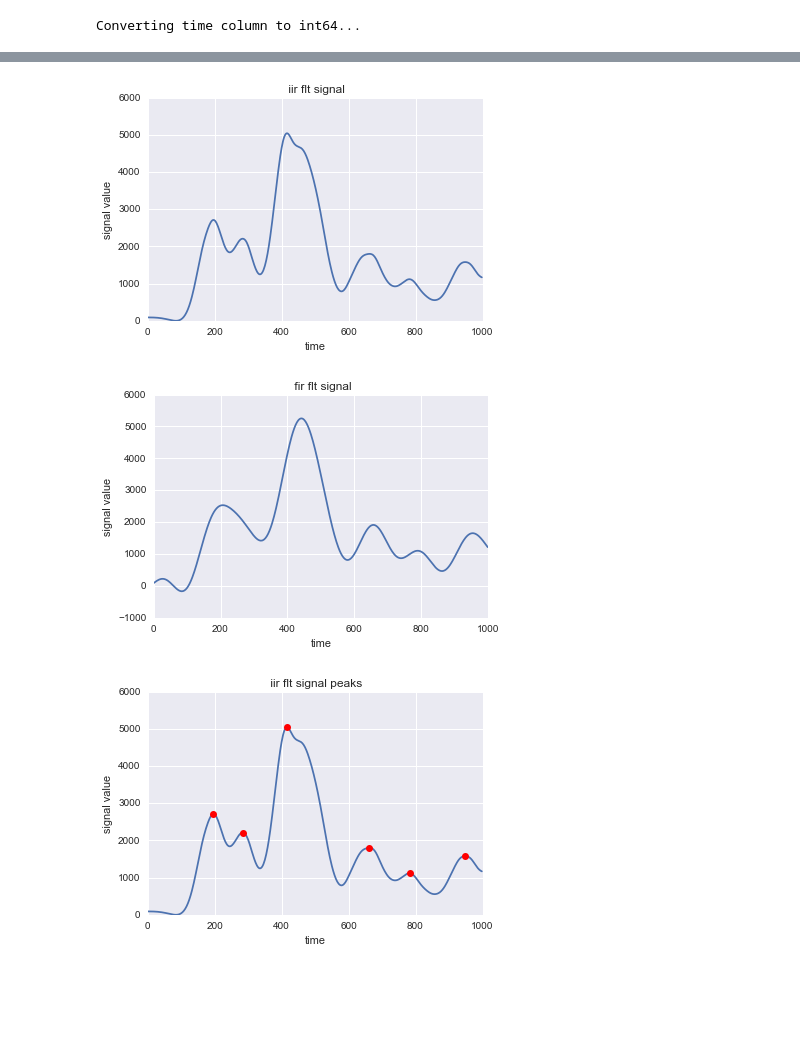
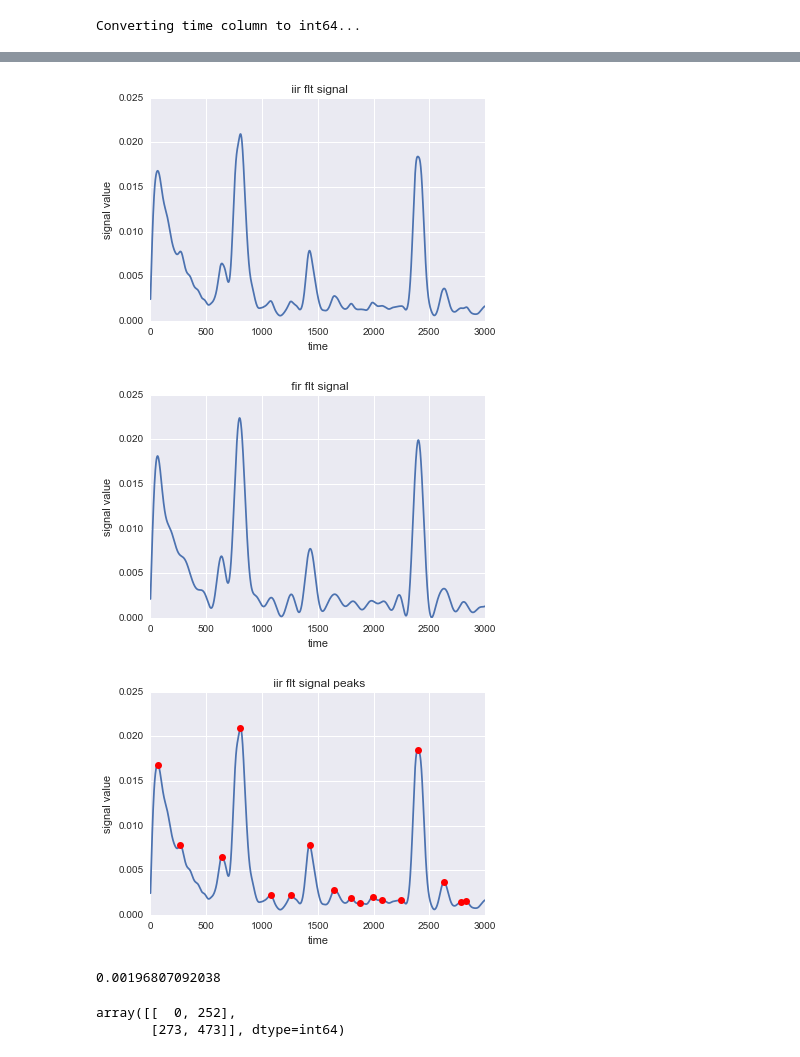
Before and after one commit to gogolgrind/brain_signal, a Jupyter notebook: notebooks/brain_signal.ipynb, the cells around one changed output, grey strips where cells are left out. Saved outputs shown, nothing was run; the diff lists cells and outputs as text; code cells hidden in the pictures; blank space fills up the shorter version.

Commit message:
add onset detection exmaple. fix some bugs fith file opening

```diff
--- a/notebooks/brain_signal.ipynb
+++ b/notebooks/brain_signal.ipynb
@@ -72 +94,5 @@ def apply_fir_filter(signal_data_,cutoff = 8,order = 500,btype =  'low'):
     return flt_signal
+# %%
+def find_peaks(signal_data_,T = 0.001, min_dist = 1):
+    emg = 'EMGZ' if 'EMGZ' in signal_data_.columns else 'EMGC'
+    return peakutils.indexes(signal_data_[emg].values,  thres=T, min_dist=min_dist)
@@ -73,7 +154,7 @@ def apply_fir_filter(signal_data_,cutoff = 8,order = 500,btype =  'low'):
 # %%
 root_dir = '../data'
 # %%
-edf_path = os.path.join(root_dir,'NeoRec_2016-08-15_15-47-26.edf')
+edf_path = os.path.join(root_dir,'EMG_Corr.edf')
 # %%
 edf_path
 # %% [output]
@@ -103,6 +184,7 @@ edf_data_frame.head()
 # %%
 edf_data_frame['time'] = edf_data_frame.index.values
-emg_signal = edf_data_frame[['time','EMGZ']]
+emg_label = 'EMGZ' if 'EMGZ' in edf_data_frame.columns else 'EMGC'
+emg_signal = edf_data_frame[['time',emg_label]]
 edf_data_frame.drop('time',axis=1,inplace=True)
 # %%
 ## Очиститка сигнала от постоянного амплитудного смещения
@@ -129,3 +210,5 @@ peak_indexes = peakutils.indexes(emg_flt_signal1['EMGZ'].head(n=500).values,
+# %%
+peak_indexes = find_peaks(emg_flt_signal1.head(n=1500))
 # %%
 peak_indexes
 # %% [output]
@@ -133,17 +217,45 @@ array([ 98, 142, 208, 331, 391, 474], dtype=int64)
 # %%
 # draw only fist N observations
-draw_plot(emg_flt_signal1.head(n=500),' iir flt signal','time','signal value')
+draw_plot(emg_flt_signal1.head(n=1500),' iir flt signal','time','signal value')
 # %% [output]
-[figure, old version]
+[figure, new version]
 # %%
 emg_flt_signal2 = apply_fir_filter(emg_flt_signal,btype = 'low')
 # %%
 # draw only fist N observations
-draw_plot(emg_flt_signal2.head(n=500),' fir flt signal','time','signal value')
+draw_plot(emg_flt_signal2.head(n=1500),' fir flt signal','time','signal value')
 # %% [output]
-[figure, old version]
+[figure, new version]
 # %%
-draw_picks(emg_flt_signal1.head(n=500),peak_indexes,
+draw_picks(emg_flt_signal1.head(n=1500),peak_indexes,
            ' iir flt signal peaks','time','signal value')
 # %% [output]
-[figure, old version]
+[figure, new version]
+# %%
+'''
+    The simplest method to authomatically detect the onset in the EMG signal is based on amplitude threshold,
+    where the EMG signal is considered to be 'on' when it is above a certain threshold.
+    This threshold is usually proportional to the amplitude of the baseline
+    (the part of the EMG signal that we know there is no muscle activation), for example,
+    a threshold equals to three times the standard deviation of the baseline.
+    To avoid the detection of spikes in the EMG signal, a second threshold can be used imposing that the signal
+    should be above the threshold for at least a certain period (number of samples).
+    The raw EMG signal can not be analysed for the onset detection based on amplitude threshold
+    because its amplitude varies from positive to negative very fast.
+    The linear envelope of the EMG signal is usually analysed or the amplitude detection is performed
+    in terms of the standard deviation or RMS of the signal.
+'''
+threshold = 1/3
+emg_label = 'EMGZ' if 'EMGZ' in edf_data_frame.columns else 'EMGC'
+threshold = threshold*np.std(emg_flt_signal1[emg_label].values[200:500])
+print(threshold)
+window=50
+onset_indexes = find_onset(emg_flt_signal1.head(n=500),threshold=threshold,
+                    n_above=window, n_below=10)
+# %% [output]
+0.00196807092038
+# %%
+onset_indexes
+# %% [output]
+array([[  0, 252],
+       [273, 473]], dtype=int64)
```
Also changed, not shown: parts of 18 cells of this notebook.
